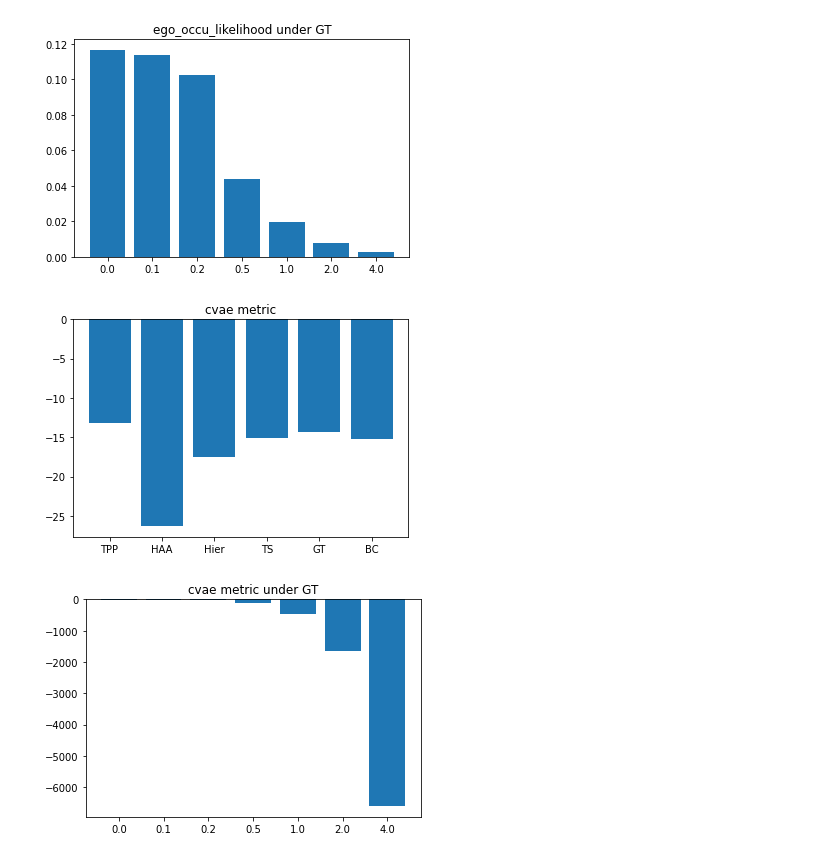
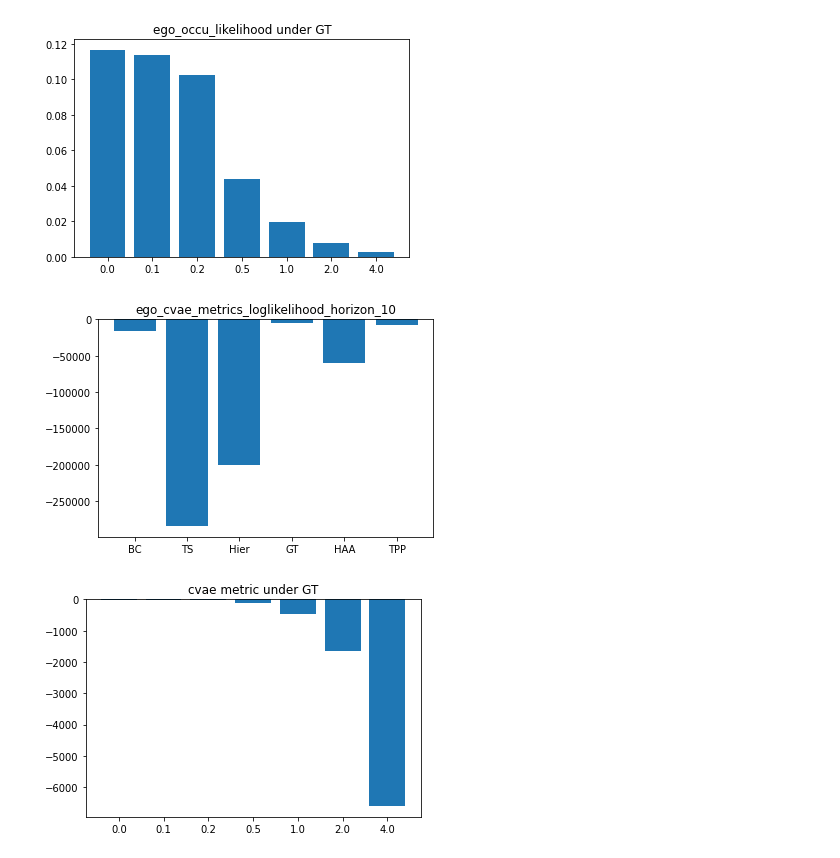
Before and after one commit to rkcosner/learning_responsibility_allocation, a Jupyter notebook: plot_result.ipynb, the cells around one changed output. Cells and saved outputs as stored; diff of their text form; code cells hidden in the pictures.

Commit message:
adding rolling metrics and perturbations

```diff
--- a/plot_result.ipynb
+++ b/plot_result.ipynb
@@ -94,12 +97,13 @@ plt.savefig(os.path.join(figure_dir,"ego_occu_likelihood_sigma.png"))
 # %% [output]
 [figure]
 # %%
-xlabel,yvalue = get_comparison(results,"ego_cvae_metrics_loglikelihood",{"sigma":0},"class")
+key="ego_cvae_metrics_loglikelihood_horizon_10"
+xlabel,yvalue = get_comparison(results,key,{"sigma":0},"class")
 plt.bar(xlabel,yvalue)
-plt.title("cvae metric")
-plt.savefig(os.path.join(figure_dir,"cvae_class.png"))
+plt.title(key)
+plt.savefig(os.path.join(figure_dir,key+".png"))
 # %% [output]
-[figure, old version]
+[figure, new version]
 # %%
 xlabel,yvalue = get_comparison(results,"ego_cvae_metrics_loglikelihood",{"class":"GT"},"sigma")
 xlabel,yvalue = np.array(xlabel), np.array(yvalue)
```
Also changed, not shown: parts of 2 cells of this notebook, 15 other files.
